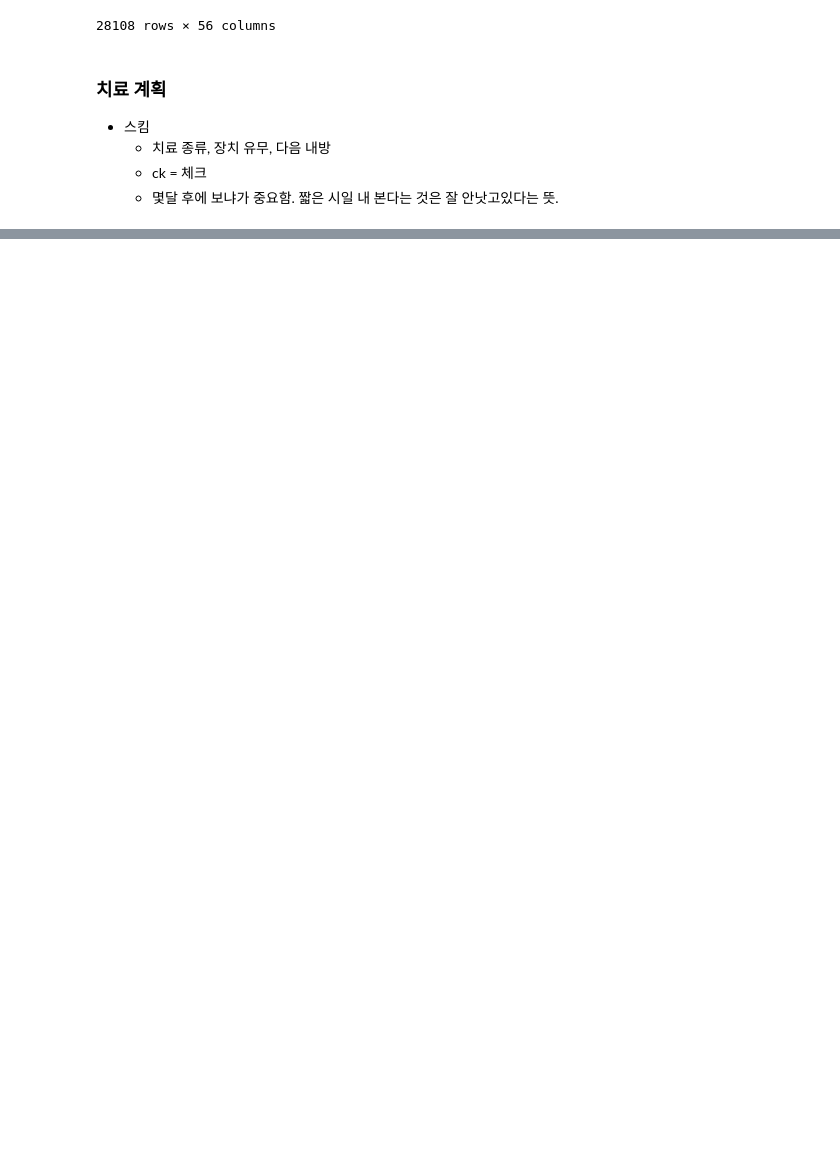
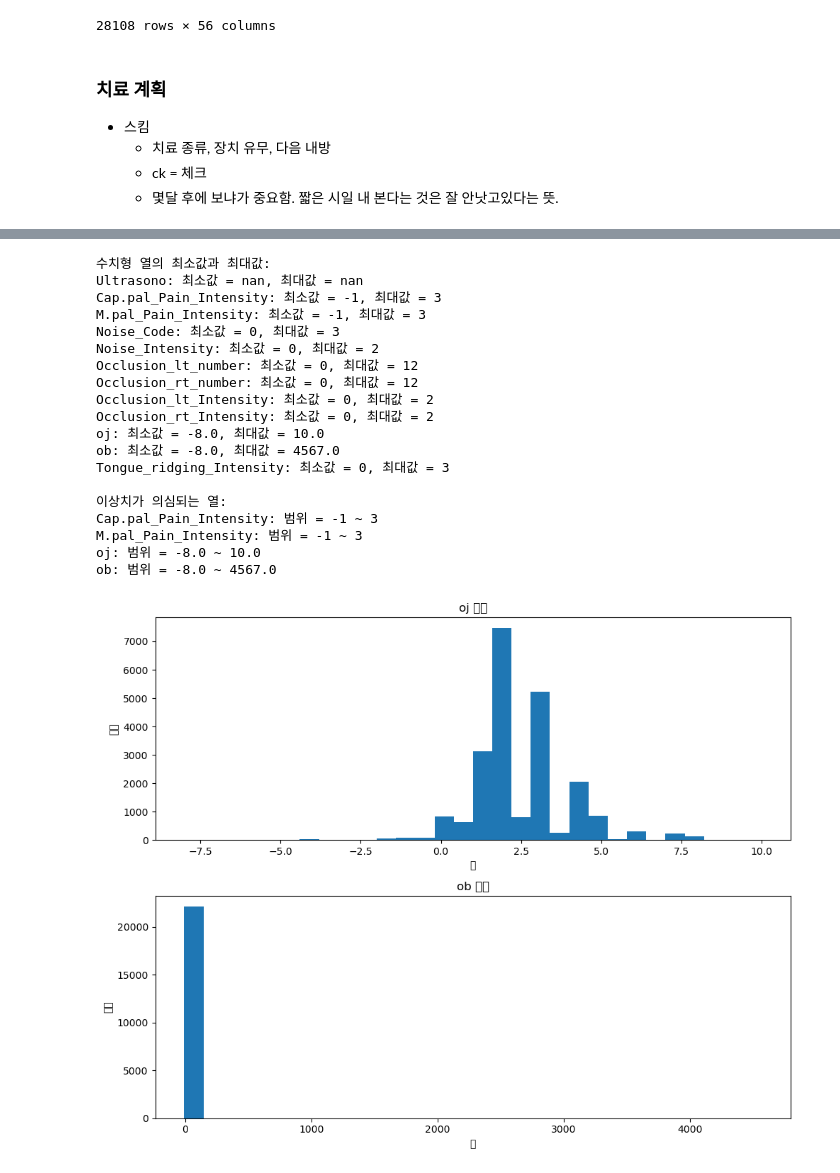
Before and after one commit to skadudd/prj_centum, a Jupyter notebook: numeric_parse/data_cleansing.ipynb, the cells around one changed output, grey strips where cells are left out. Drawn from its saved outputs; the diff is of its cells as text; code cells hidden in the pictures; blank space fills up the shorter version.

```diff
--- a/numeric_parse/data_cleansing.ipynb
+++ b/numeric_parse/data_cleansing.ipynb
@@ -1949,0 +1954,14 @@ df = extract_next_visit_days(df)
+# %%
+
+df.loc[df['oj'] == 22, 'oj'] = 2
+df.loc[df['oj'] == 22, 'ob'] = 2
+df.loc[df['oj'] == 4567, 'oj'] = None
+df.loc[df['oj'] == 4567, 'ob'] = None
+df.loc[df['ob'] == 4567, 'ob'] = None
+
+df.loc[6876:6882, 'ob'] = 2.5
+df.loc[26365:26366, 'ob'] = 0.5
+df.loc[26772, 'ob'] = 1
+df.loc[27577, 'ob'] = 1.5
+df.loc[27578, 'ob'] = 1.5
+df.loc[27993, 'ob'] = 3
@@ -1950,2 +2010,60 @@ df = extract_next_visit_days(df)
+# %%
+# 수치형 열만 선택하여 min, max 값 확인
+numeric_columns = df.select_dtypes(include=['number']).columns
+
+# 각 수치형 열의 min, max 값 출력
+print("수치형 열의 최소값과 최대값:")
+for col in numeric_columns:
+    min_val = df[col].min()
+    max_val = df[col].max()
+    print(f"{col}: 최소값 = {min_val}, 최대값 = {max_val}")
+
+# 이상치가 있을 수 있는 열들 확인 (예: 매우 큰 값이나 음수 값)
+print("\n이상치가 의심되는 열:")
+for col in numeric_columns:
+    if df[col].max() > 100 or df[col].min() < 0:  # 임의의 기준
+        print(f"{col}: 범위 = {df[col].min()} ~ {df[col].max()}")
+
+# 특정 열에 대한 분포 확인 (예시)
+import matplotlib.pyplot as plt
+
+# 중요 측정값들의 분포 시각화
+important_cols = ['CMO_before', 'CMO_after', 'MMO_before', 'MMO_after', 'oj', 'ob']
+important_cols = [col for col in important_cols if col in numeric_columns]
+
+if len(important_cols) > 0:
+    fig, axes = plt.subplots(len(important_cols), 1, figsize=(10, 4*len(important_cols)))
+    if len(important_cols) == 1:
+        axes = [axes]
+
+    for i, col in enumerate(important_cols):
+        axes[i].hist(df[col].dropna(), bins=30)
+        axes[i].set_title(f'{col} 분포')
+        axes[i].set_xlabel('값')
+        axes[i].set_ylabel('빈도')
+
+    plt.tight_layout()
+    plt.show()
+# %% [output]
+수치형 열의 최소값과 최대값:
+Ultrasono: 최소값 = nan, 최대값 = nan
+Cap.pal_Pain_Intensity: 최소값 = -1, 최대값 = 3
+M.pal_Pain_Intensity: 최소값 = -1, 최대값 = 3
+Noise_Code: 최소값 = 0, 최대값 = 3
+Noise_Intensity: 최소값 = 0, 최대값 = 2
+Occlusion_lt_number: 최소값 = 0, 최대값 = 12
+Occlusion_rt_number: 최소값 = 0, 최대값 = 12
+Occlusion_lt_Intensity: 최소값 = 0, 최대값 = 2
+Occlusion_rt_Intensity: 최소값 = 0, 최대값 = 2
+oj: 최소값 = -8.0, 최대값 = 10.0
+ob: 최소값 = -8.0, 최대값 = 4567.0
+Tongue_ridging_Intensity: 최소값 = 0, 최대값 = 3
+
+이상치가 의심되는 열:
+Cap.pal_Pain_Intensity: 범위 = -1 ~ 3
+M.pal_Pain_Intensity: 범위 = -1 ~ 3
+oj: 범위 = -8.0 ~ 10.0
+ob: 범위 = -8.0 ~ 4567.0
+[figure, added]
 # %%
 df.to_parquet('../../data/centum_data_numeric_cleaned.parquet')
```
Also changed, not shown: parts of 25 cells of this notebook, 3 other files.
